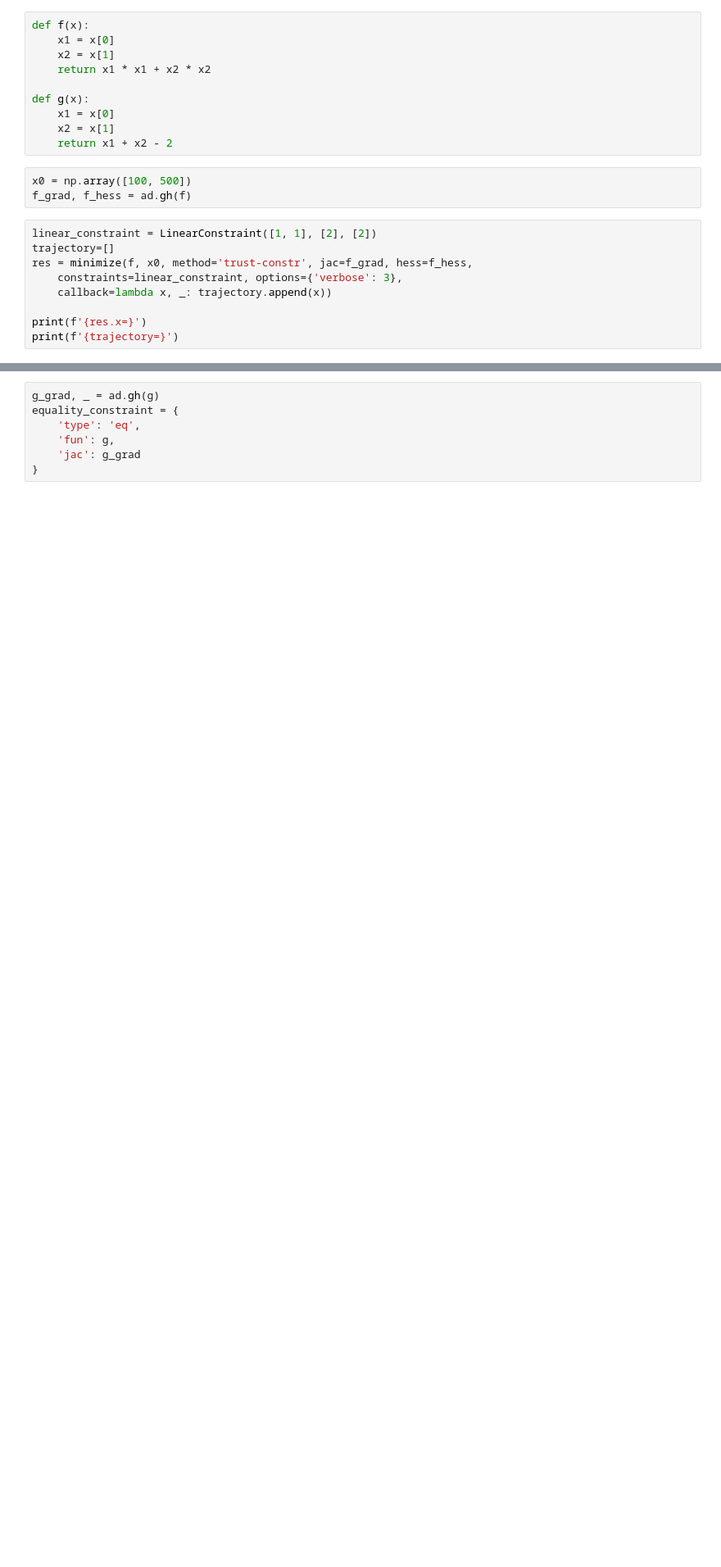
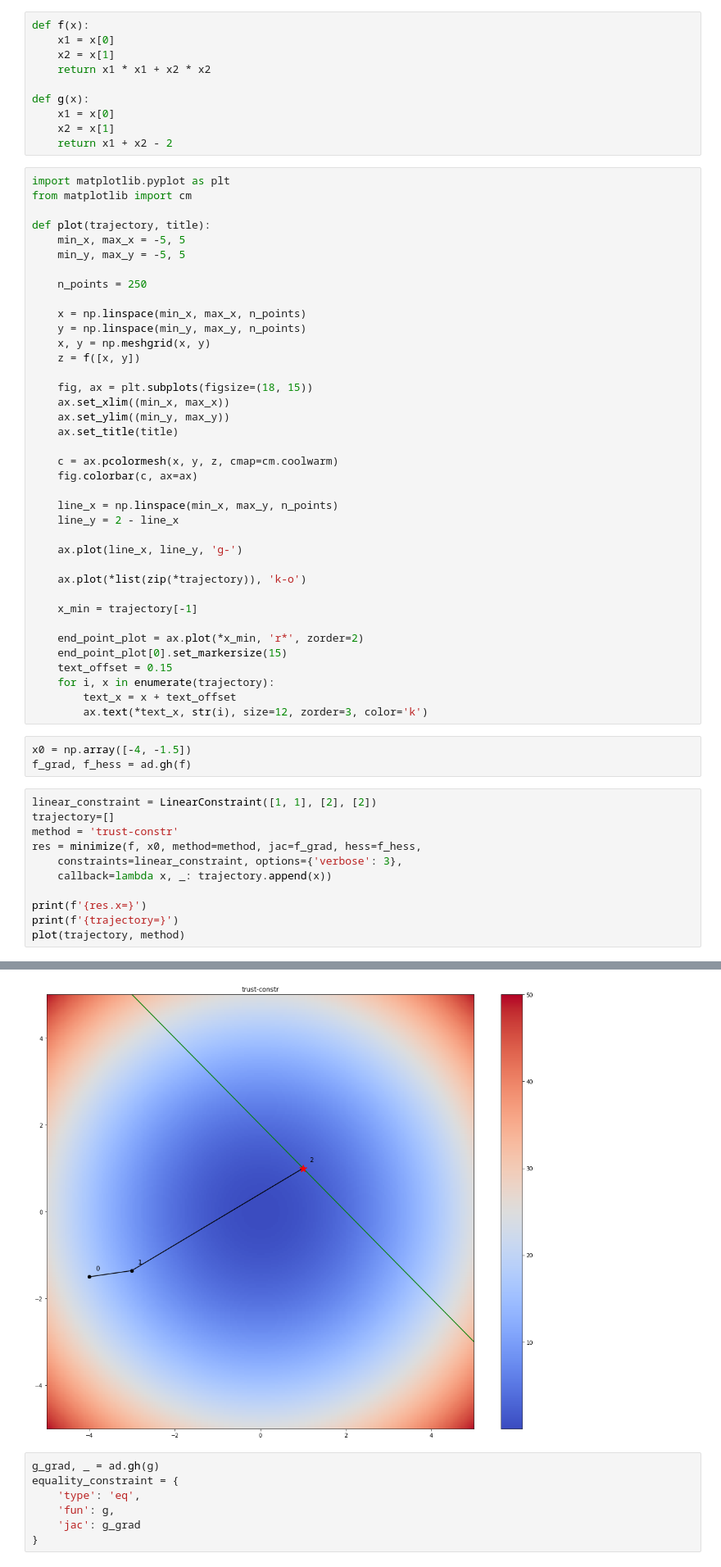
Before and after one commit to KapitoshkaThe1st/MAI_MASTER_2nd_semester, a Jupyter notebook: MOM/conditional_optimization/conditional_optimization.ipynb, the cells around one changed output, grey strips where cells are left out. Shown: that part at 82% size. Saved outputs shown, nothing was run; the diff lists cells and outputs as text; blank space fills up the shorter version.

```diff
--- a/MOM/conditional_optimization/conditional_optimization.ipynb
+++ b/MOM/conditional_optimization/conditional_optimization.ipynb
@@ -12,18 +12,58 @@ def g(x):
     x1 = x[0]
     x2 = x[1]
     return x1 + x2 - 2
+# %%
+import matplotlib.pyplot as plt
+from matplotlib import cm
+
+def plot(trajectory, title):
+    min_x, max_x = -5, 5
+    min_y, max_y = -5, 5
+
+    n_points = 250
+
+    x = np.linspace(min_x, max_x, n_points)
+    y = np.linspace(min_y, max_y, n_points)
+    x, y = np.meshgrid(x, y)
+    z = f([x, y])
+
+    fig, ax = plt.subplots(figsize=(18, 15))
+    ax.set_xlim((min_x, max_x))
+    ax.set_ylim((min_y, max_y))
+    ax.set_title(title)
+
+    c = ax.pcolormesh(x, y, z, cmap=cm.coolwarm)
+    fig.colorbar(c, ax=ax)
+
+    line_x = np.linspace(min_x, max_y, n_points)
+    line_y = 2 - line_x
+
+    ax.plot(line_x, line_y, 'g-')
+
+    ax.plot(*list(zip(*trajectory)), 'k-o')
+
+    x_min = trajectory[-1]
+
+    end_point_plot = ax.plot(*x_min, 'r*', zorder=2)
+    end_point_plot[0].set_markersize(15)
+    text_offset = 0.15
+    for i, x in enumerate(trajectory):
+        text_x = x + text_offset
+        ax.text(*text_x, str(i), size=12, zorder=3, color='k')
 # %%
-x0 = np.array([100, 500])
+x0 = np.array([-4, -1.5])
 f_grad, f_hess = ad.gh(f)
 # %%
 linear_constraint = LinearConstraint([1, 1], [2], [2])
 trajectory=[]
-res = minimize(f, x0, method='trust-constr', jac=f_grad, hess=f_hess,
+method = 'trust-constr'
+res = minimize(f, x0, method=method, jac=f_grad, hess=f_hess,
     constraints=linear_constraint, options={'verbose': 3},
     callback=lambda x, _: trajectory.append(x))
 
 print(f'{res.x=}')
 print(f'{trajectory=}')
+plot(trajectory, method)
 # %% [output]
 | niter |f evals|CG iter|  obj func   |tr radius |   opt    |  c viol  | penalty  |CG stop|
 |-------|-------|-------|-------------|----------|----------|----------|----------|-------|
@@ -41,3 +78,4 @@ trajectory=[array([100., 500.]), array([ 99.85857864, 499.01005051]), array([ 98
+[figure, added]
 # %%
 g_grad, _ = ad.gh(g)
 equality_constraint = {
```
Also changed, not shown: parts of 4 cells of this notebook.
